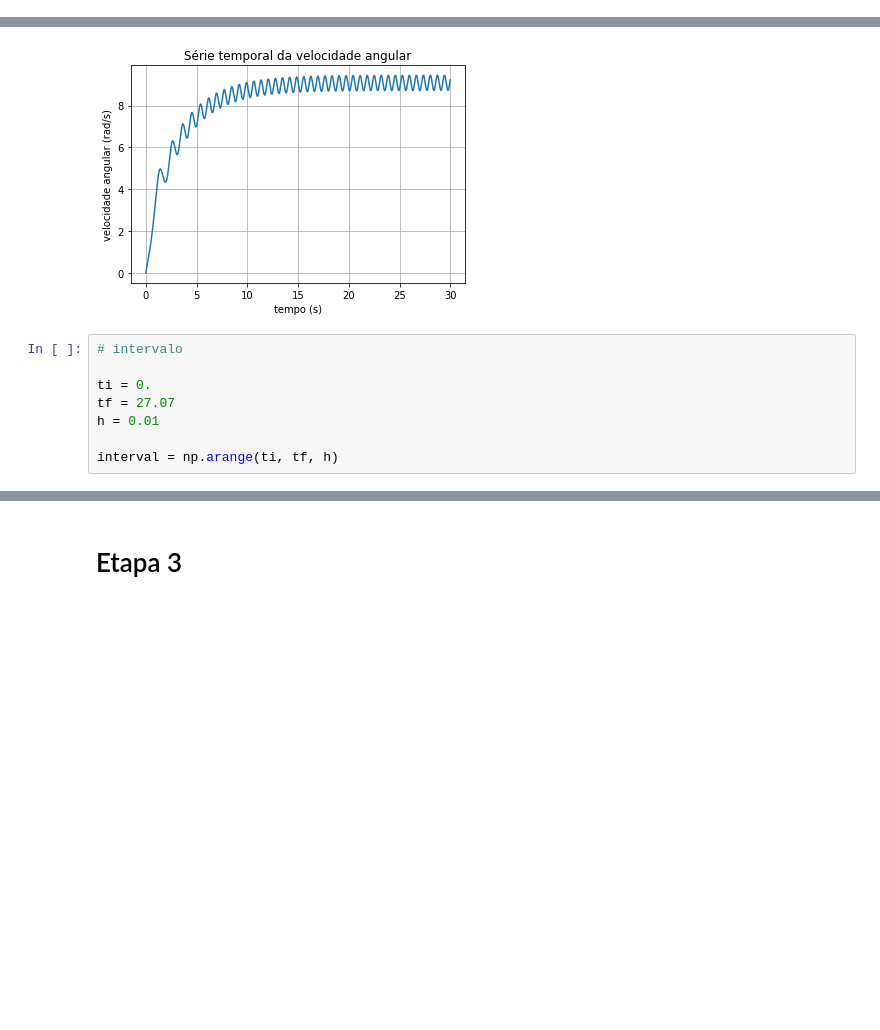
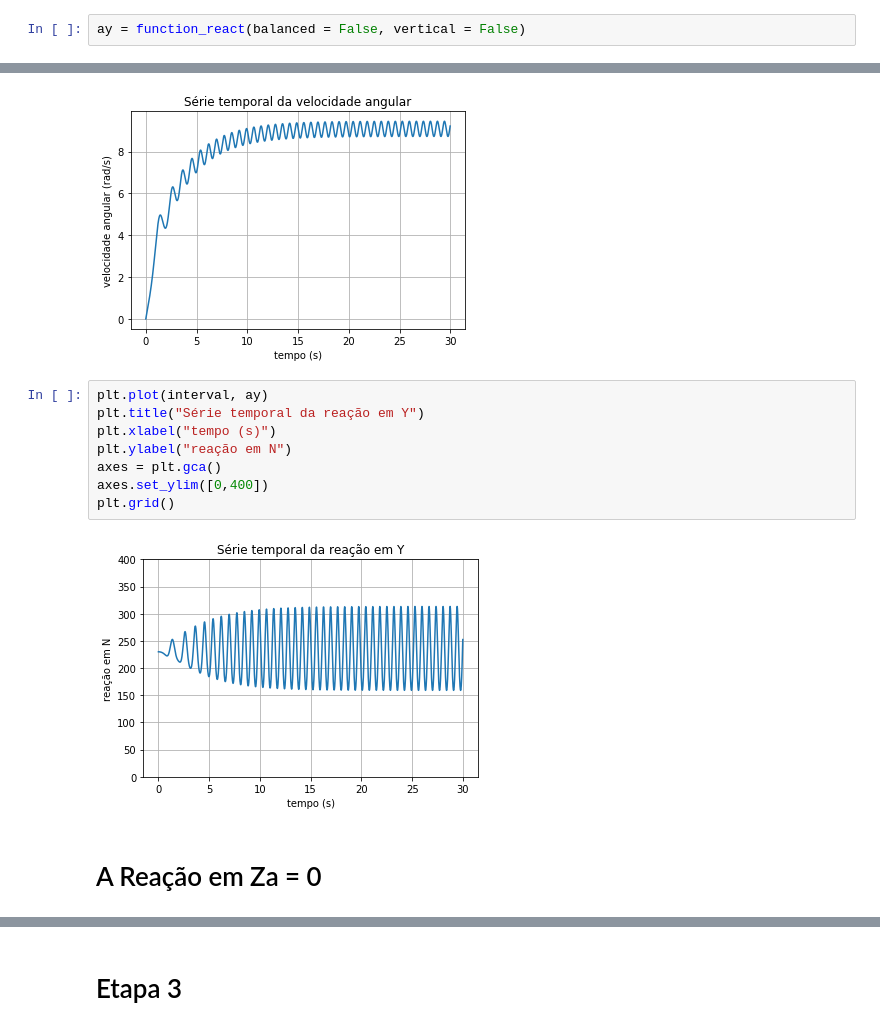
Before and after one commit to danielvitorpd/emsc-2, a Jupyter notebook: EMSC2.ipynb, the cells around one changed output, grey strips where cells are left out. Drawn from its saved outputs; the diff is of its cells as text; blank space fills up the shorter version.

```diff
--- a/EMSC2.ipynb
+++ b/EMSC2.ipynb
@@ -125,3 +141,5 @@ Vn = Y[:, 1]
+# %%
+ay = function_react(balanced = False, vertical = False)
 # %%
 plt.plot(interval,Vn)
 plt.title("Série temporal da velocidade angular")
@@ -131,11 +149,15 @@ plt.grid()
 plt.show()
 # %% [output]
 [figure]
-# %%
-# intervalo
-
-ti = 0.
-tf = 27.07
-h = 0.01
-
-interval = np.arange(ti, tf, h)
+# %%
+plt.plot(interval, ay)
+plt.title("Série temporal da reação em Y")
+plt.xlabel("tempo (s)")
+plt.ylabel("reação em N")
+axes = plt.gca()
+axes.set_ylim([0,400])
+plt.grid()
+# %% [output]
+[figure, added]
+# %% [markdown]
+# A Reação em Za = 0
```
Also changed, not shown: parts of 37 cells of this notebook.
